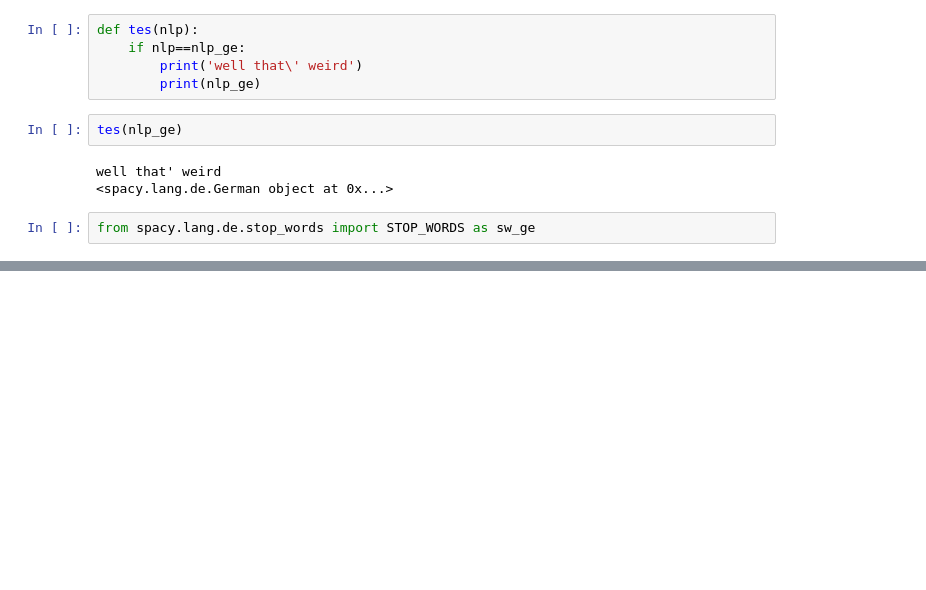
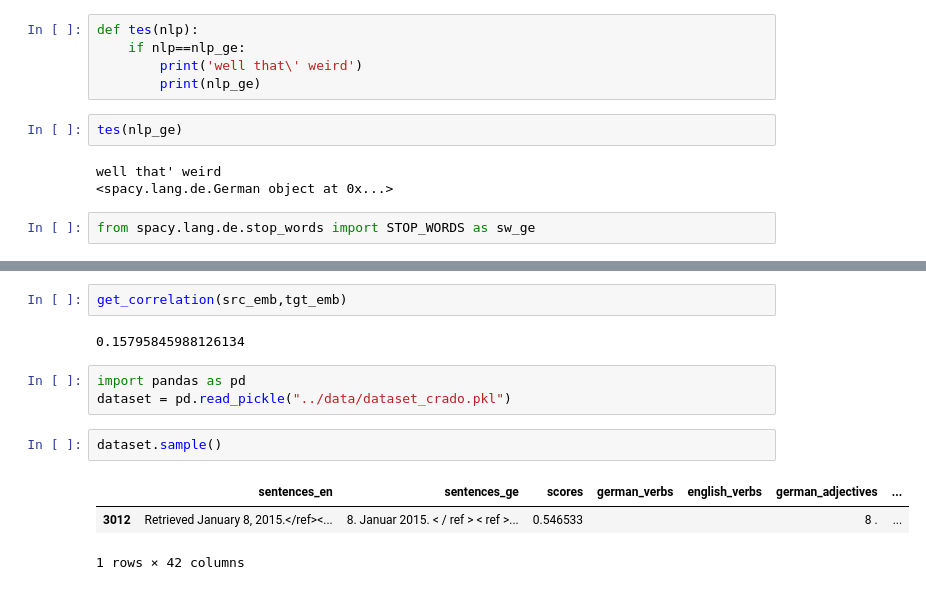
Before and after one commit to mdelaf1995/sentence_level_qe_ffl, a Jupyter notebook: exploration/theo_explo.ipynb, the cells around one changed output, grey strips where cells are left out. Drawn from its saved outputs; the diff is of its cells as text; blank space fills up the shorter version.

```diff
--- a/exploration/theo_explo.ipynb
+++ b/exploration/theo_explo.ipynb
@@ -556,0 +593,13 @@ sw_ge
+# %%
+get_correlation(src_emb,tgt_emb)
+# %% [output]
+0.15795845988126134
+# %%
+import pandas as pd
+dataset = pd.read_pickle("../data/dataset_crado.pkl")
+# %%
+dataset.sample()
+# %% [output]
+|  | sentences_en | sentences_ge | scores | german_verbs | english_verbs | german_adjectives | ... |
+| 3012 | Retrieved January 8, 2015.</ref><... | 8. Januar 2015. < / ref > < ref >... | 0.546533 |  |  | 8 . | ... |
+1 rows × 42 columns
```
Also changed, not shown: parts of 21 cells of this notebook, 1 other file.
